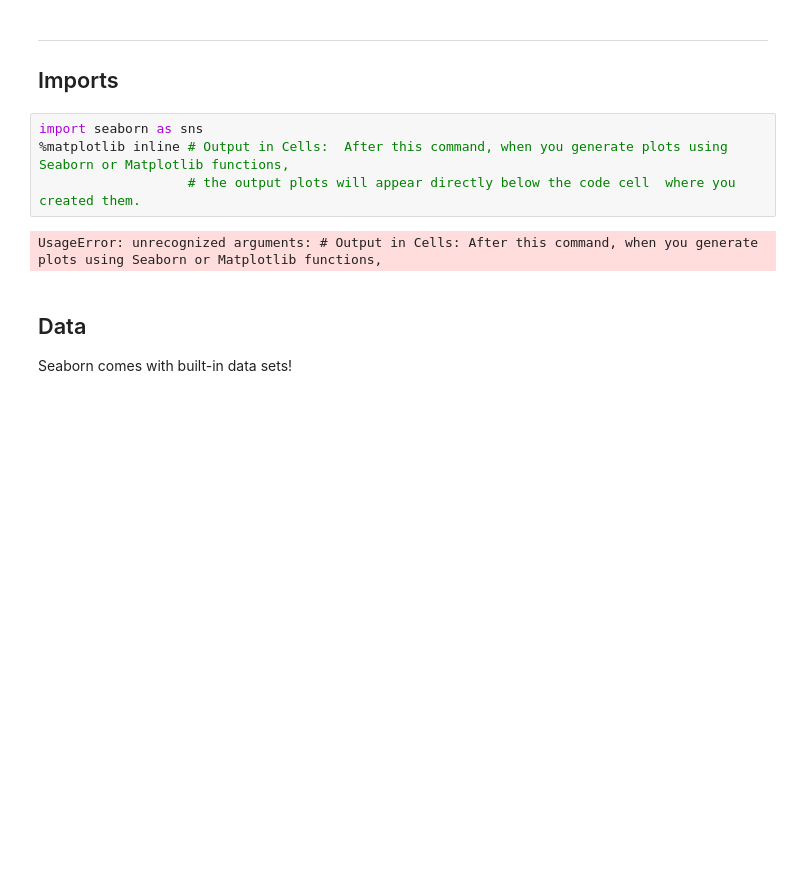
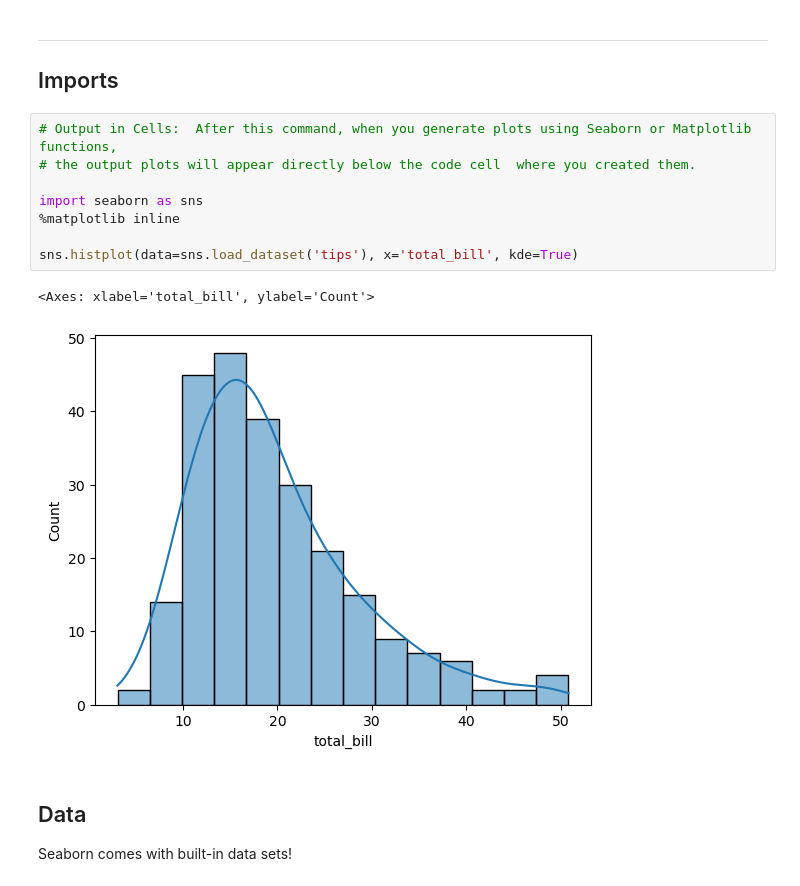
Before and after one commit to Rui-Shi/Python_DS_ML_Bootcamp-Master, a Jupyter notebook: 06-Data-Visualization-with-Seaborn/01-Distribution Plots.ipynb, the cells around one changed output. Cells and saved outputs as stored; diff of their text form; blank space fills up the shorter version.

```diff
--- a/06-Data-Visualization-with-Seaborn/01-Distribution Plots.ipynb
+++ b/06-Data-Visualization-with-Seaborn/01-Distribution Plots.ipynb
@@ -17,11 +17,16 @@ Let's discuss some plots that allow us to visualize the distribution of a data s
 ___
 ## Imports
 # %%
+# Output in Cells:  After this command, when you generate plots using Seaborn or Matplotlib functions,
+# the output plots will appear directly below the code cell  where you created them.
+
 import seaborn as sns
-%matplotlib inline # Output in Cells:  After this command, when you generate plots using Seaborn or Matplotlib functions,
-                   # the output plots will appear directly below the code cell  where you created them.
+%matplotlib inline
+
+sns.histplot(data=sns.load_dataset('tips'), x='total_bill', kde=True)
 # %% [output]
-UsageError: unrecognized arguments: # Output in Cells: After this command, when you generate plots using Seaborn or Matplotlib functions,
+<Axes: xlabel='total_bill', ylabel='Count'>
+[figure, added]
 # %% [markdown]
 ## Data
 Seaborn comes with built-in data sets!
```
Also changed, not shown: 8 other files.
